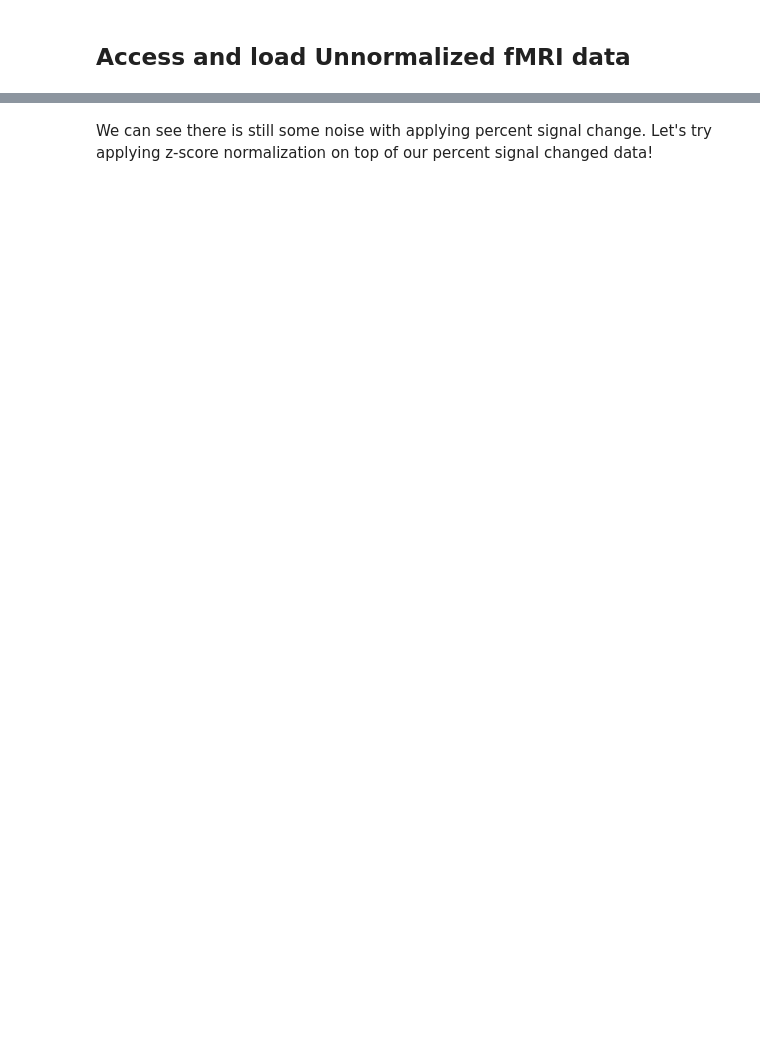
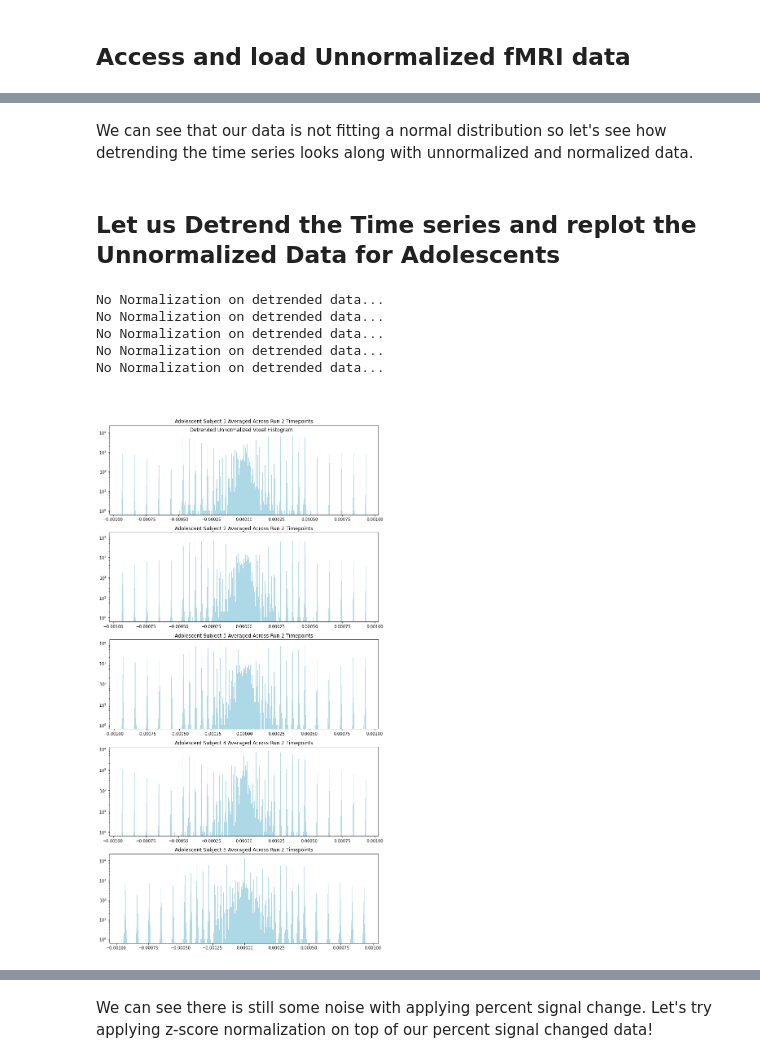
Before and after one commit to staceybeck/teambrainiac, a Jupyter notebook: source/group_svm/Explore_data.ipynb, the cells around one changed output, grey strips where cells are left out. Saved outputs shown, nothing was run; the diff lists cells and outputs as text; code cells hidden in the pictures; blank space fills up the shorter version.

```diff
--- a/source/group_svm/Explore_data.ipynb
+++ b/source/group_svm/Explore_data.ipynb
@@ -180,0 +281,23 @@ Not running PSC ZNORM...
+# %% [markdown]
+We can see that our data is not fitting a normal distribution so let's see how detrending the time series looks along with unnormalized and normalized data.
+# %% [markdown]
+## Let us Detrend the Time series and replot the Unnormalized Data for Adolescents
+# %%
+n_sub = 5
+runs = 1
+num_bins = 1000
+sub_ids = AD
+plot_img = True
+detrend = True
+norm = "Unnormalized" # Z-score, Percent Signal Change
+data_type = "Adolescent"
+
+
+plot_dist_across_subjects(data, runs, num_bins, sub_ids, norm, n_sub, data_type, detrend, plot_img)
+# %% [output]
+No Normalization on detrended data...
+No Normalization on detrended data...
+No Normalization on detrended data...
+No Normalization on detrended data...
+No Normalization on detrended data...
+[figure, added]
```
Also changed, not shown: parts of 53 cells of this notebook.
